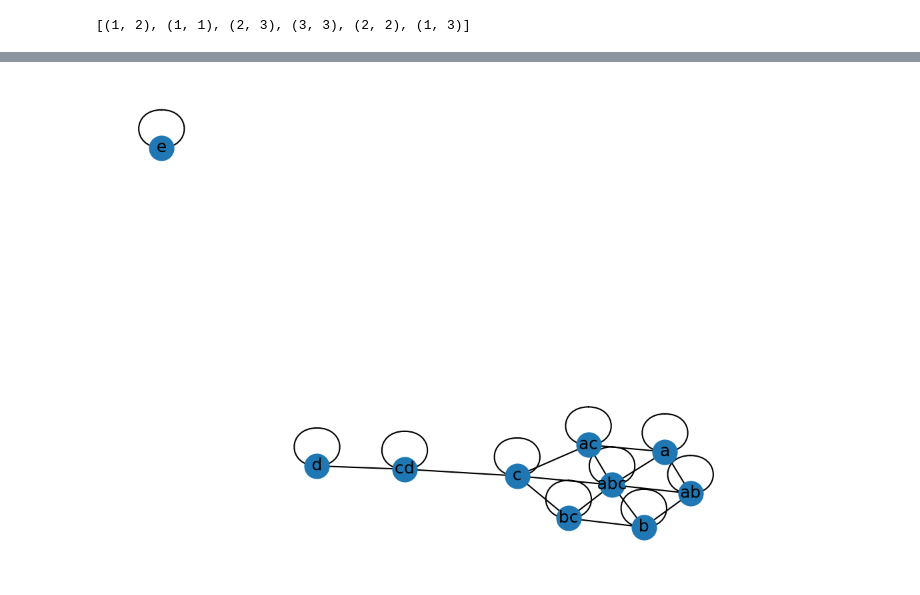
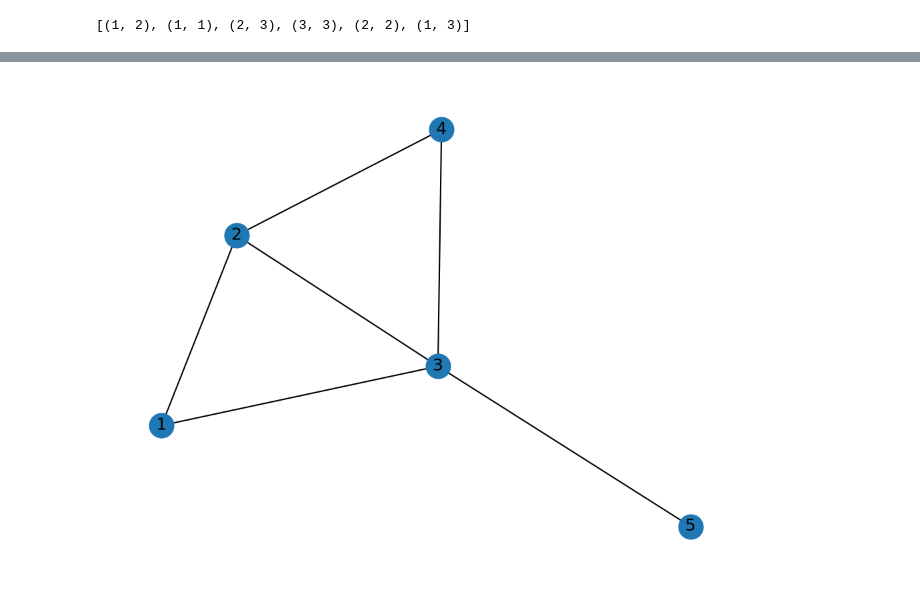
Before and after one commit to ryanj-0/simplicial_complex_proj, a Jupyter notebook: testing.ipynb, the cells around one changed output, grey strips where cells are left out. Drawn from its saved outputs; the diff is of its cells as text; code cells hidden in the pictures.

```diff
--- a/testing.ipynb
+++ b/testing.ipynb
@@ -39,7 +39,7 @@ list(p.R)
 # %%
 
 
-test_complex = SimplicialComplex([{"a","b","c"}, {"c","d"}, {"e"}])
+test_complex = SimplicialComplex([(1,2,3),(2,3,4),(3,5)])
 print(len(test_complex.S))
 print(len(test_complex.R))
 print(test_complex.R) # shows unsorted
@@ -93,12 +89,10 @@ test_complex.R
 # %%
+my_edges = test_complex.n_simplices(1)
 g = nx.Graph()
-g.add_nodes_from(test_complex.S)
-g.add_edges_from(test_complex.R)
-my_labels = {x: test_complex._nice_label(x) for x in test_complex.S}
-
-nx.draw(g, labels = my_labels, with_labels=True)
+g.add_edges_from(my_edges)
+nx.draw(g, with_labels=True)
 # %% [output]
-[figure, old version]
+[figure, new version]
 # %%
 G = nx.DiGraph(test_complex.R)
 
```
Also changed, not shown: parts of 7 cells of this notebook.
